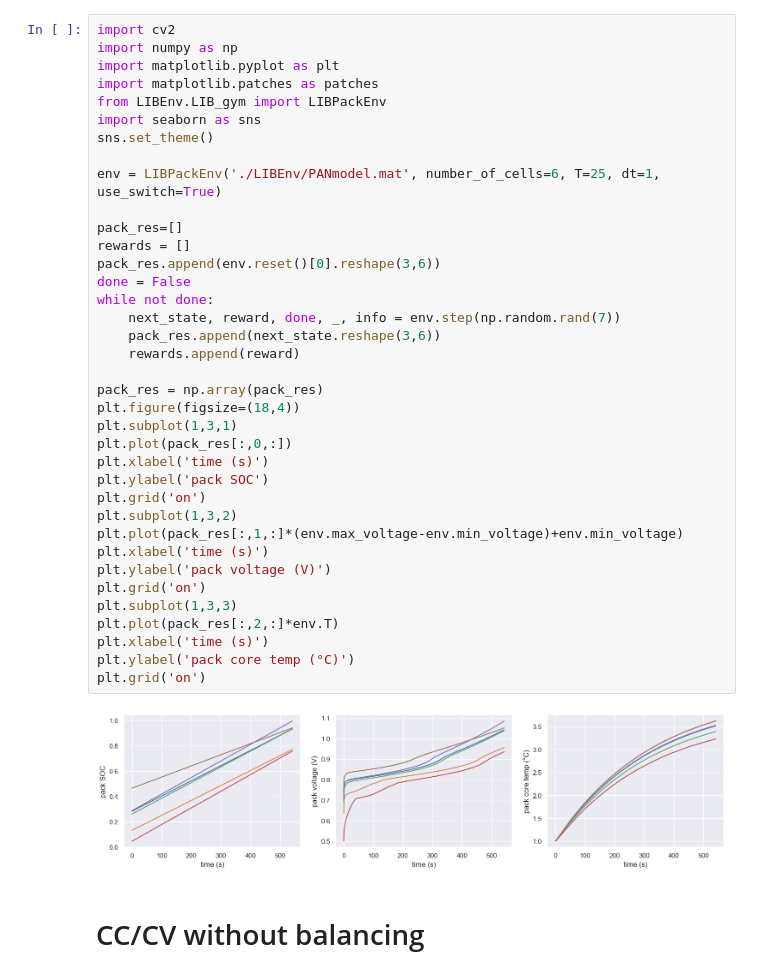
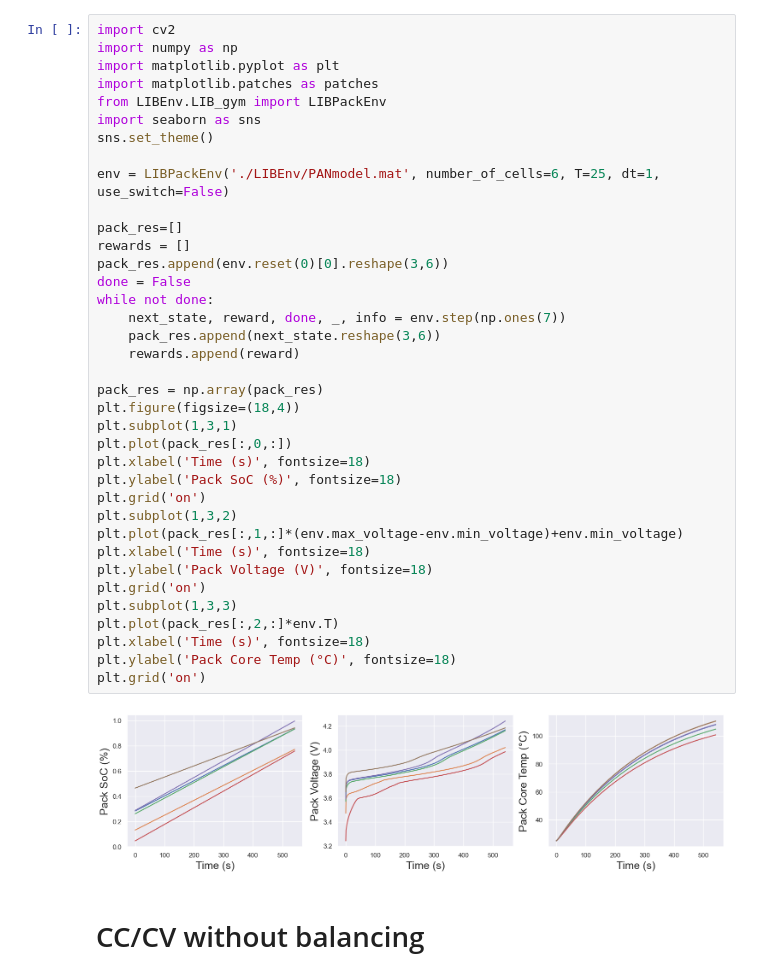
Before and after one commit to amirhosseinh77/Battery-Charging-DRL, a Jupyter notebook: LIB_Passive.ipynb, the cells around one changed output. Drawn from its saved outputs; the diff is of its cells as text.

Commit message:
changes in fontsize

```diff
--- a/LIB_Passive.ipynb
+++ b/LIB_Passive.ipynb
@@ -1,42 +1,42 @@
 # %%
 import cv2
 import numpy as np
 import matplotlib.pyplot as plt
 import matplotlib.patches as patches
 from LIBEnv.LIB_gym import LIBPackEnv
 import seaborn as sns
 sns.set_theme()
 
-env = LIBPackEnv('./LIBEnv/PANmodel.mat', number_of_cells=6, T=25, dt=1, use_switch=True)
+env = LIBPackEnv('./LIBEnv/PANmodel.mat', number_of_cells=6, T=25, dt=1, use_switch=False)
 
 pack_res=[]
 rewards = []
-pack_res.append(env.reset()[0].reshape(3,6))
+pack_res.append(env.reset(0)[0].reshape(3,6))
 done = False
 while not done:
-    next_state, reward, done, _, info = env.step(np.random.rand(7))
+    next_state, reward, done, _, info = env.step(np.ones(7))
     pack_res.append(next_state.reshape(3,6))
     rewards.append(reward)
 
 pack_res = np.array(pack_res)
 plt.figure(figsize=(18,4))
 plt.subplot(1,3,1)
 plt.plot(pack_res[:,0,:])
-plt.xlabel('time (s)')
-plt.ylabel('pack SOC')
+plt.xlabel('Time (s)', fontsize=18)
+plt.ylabel('Pack SoC (%)', fontsize=18)
 plt.grid('on')
 plt.subplot(1,3,2)
 plt.plot(pack_res[:,1,:]*(env.max_voltage-env.min_voltage)+env.min_voltage)
-plt.xlabel('time (s)')
-plt.ylabel('pack voltage (V)')
+plt.xlabel('Time (s)', fontsize=18)
+plt.ylabel('Pack Voltage (V)', fontsize=18)
 plt.grid('on')
 plt.subplot(1,3,3)
 plt.plot(pack_res[:,2,:]*env.T)
-plt.xlabel('time (s)')
-plt.ylabel('pack core temp (°C)')
+plt.xlabel('Time (s)', fontsize=18)
+plt.ylabel('Pack Core Temp (°C)', fontsize=18)
 plt.grid('on')
 # %% [output]
-[figure, old version]
+[figure, new version]
 # %% [markdown]
 # CC/CV without balancing
 # %%
```
Also changed, not shown: 3 other files.
